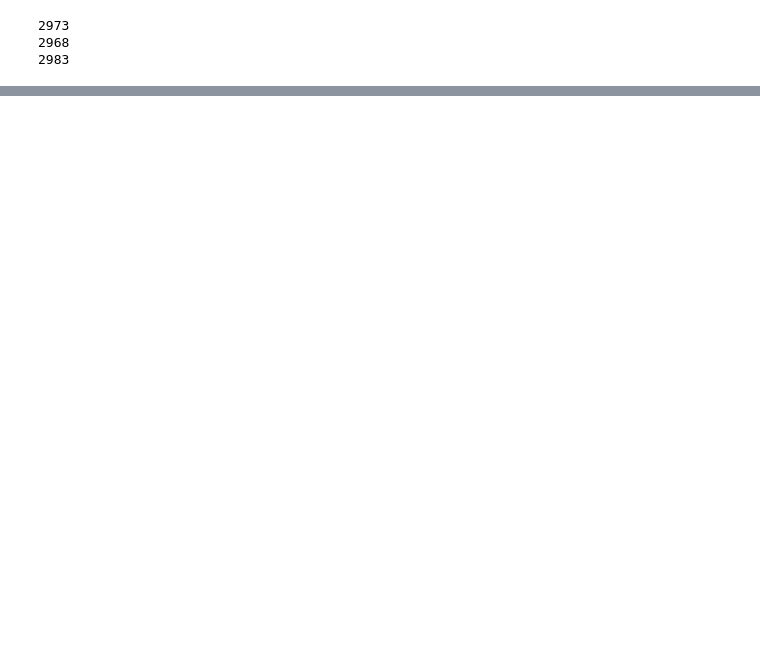
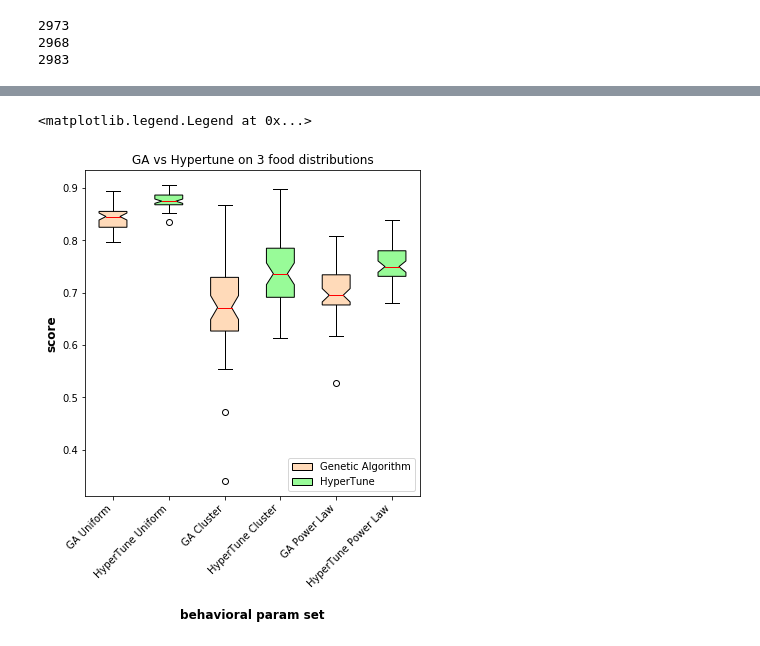
Before and after one commit to dgbau/argos-hypertune-analysis, a Jupyter notebook: notebooks/final/CPFA_Hypertune_Analysis.ipynb, the cells around one changed output, grey strips where cells are left out. Cells and saved outputs as stored; diff of their text form; code cells hidden in the pictures; blank space fills up the shorter version.

```diff
--- a/notebooks/final/CPFA_Hypertune_Analysis.ipynb
+++ b/notebooks/final/CPFA_Hypertune_Analysis.ipynb
@@ -3,5 +3,8 @@ import os, csv, json
 import pandas as pd
 import matplotlib.pyplot as plt
 import numpy as np
+import matplotlib
+matplotlib.rcParams['pdf.fonttype'] = 42
+matplotlib.rcParams['ps.fonttype'] = 42
 # %% [markdown]
 # CPFA Hypertune Study - Final Analysis
@@ -90,0 +88,2 @@ df.dropna().sort_values(by=['fitnessScore'], ascending=False)
+# %%
+df = pd.read_csv('../../data/parsed/docker_output_all.csv', skipinitialspace=True)
@@ -90,0 +105,33 @@ df.dropna().sort_values(by=['fitnessScore'], ascending=False)
+# %%
+trial_ga_d0 = df[(df['method'] == 'ga') & (df['dist'] == 0)]['score']
+trial_ga_d1 = df[(df['method'] == 'ga') & (df['dist'] == 1)]['score']
+trial_ga_d2 = df[(df['method'] == 'ga') & (df['dist'] == 2)]['score']
+
+trial_ht_d0 = df[(df['method'] == 'ht') & (df['dist'] == 0)]['score']
+trial_ht_d1 = df[(df['method'] == 'ht') & (df['dist'] == 1)]['score']
+trial_ht_d2 = df[(df['method'] == 'ht') & (df['dist'] == 2)]['score']
+# %%
+fig1, ax1 = plt.subplots(nrows=1, ncols=1, figsize=(6, 6))
+# fig, axes = plt.subplots(nrows=1, ncols=2, figsize=(9, 4))
+meanlineprops = dict(linewidth=1, color='red')
+box_colors = ['darkkhaki', 'royalblue']
+ax1.set_title('GA vs Hypertune on 3 food distributions')
+plt.xlabel('behavioral param set', fontweight='bold', fontsize=12, labelpad=20,)
+plt.ylabel('score', fontweight='bold', fontsize=12)
+boxplots = ax1.boxplot([trial_ga_d0, trial_ht_d0, trial_ga_d1, trial_ht_d1, trial_ga_d2, trial_ht_d2],
+                       patch_artist=True, notch=True, medianprops=meanlineprops)
+ax1.set_xticklabels(np.repeat(["GA Uniform", "HyperTune Uniform", "GA Cluster", "HyperTune Cluster", "GA Power Law", "HyperTune Power Law"], 1),rotation=45, fontsize=10, ha="right")
+
+colors = ['peachpuff', 'palegreen']
+
+
+
+# for patch, color in zip(axes['boxes'], colors):
+for index, patch in enumerate(boxplots['boxes']):
+    patch.set_label('hi')
+    patch.set_facecolor(colors[index % 2])
+
+ax1.legend([boxplots["boxes"][0], boxplots["boxes"][1]], ['Genetic Algorithm', 'HyperTune'], loc='lower right')
+# %% [output]
+<matplotlib.legend.Legend at 0x...>
+[figure, added]
```
Also changed, not shown: parts of 5 cells of this notebook, 2 other files.
